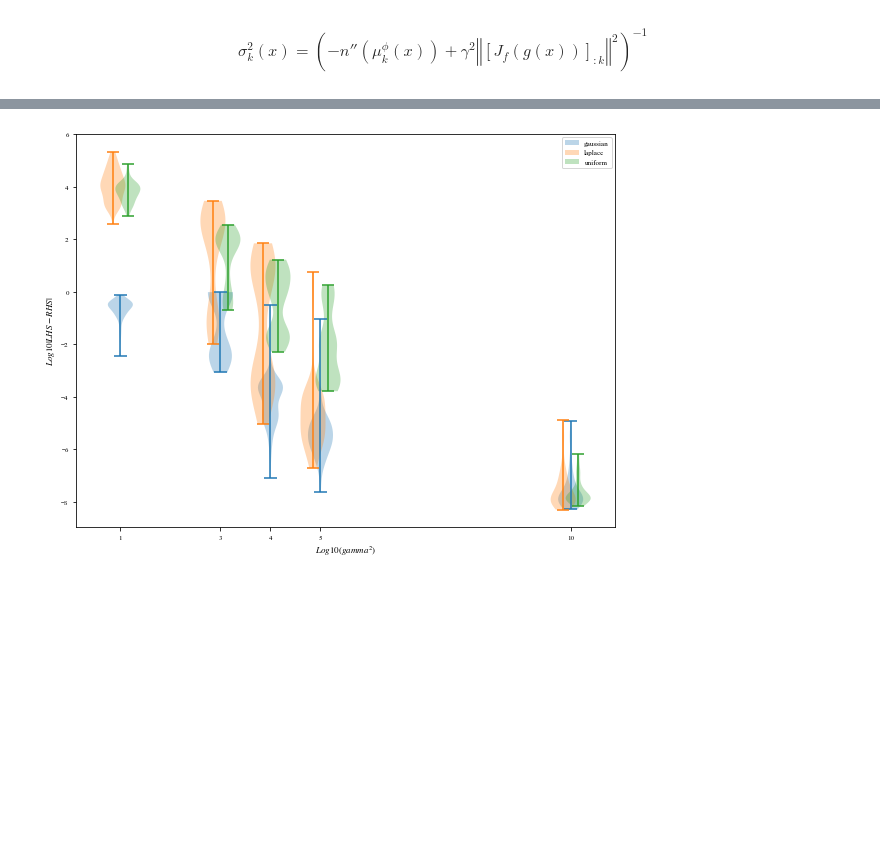
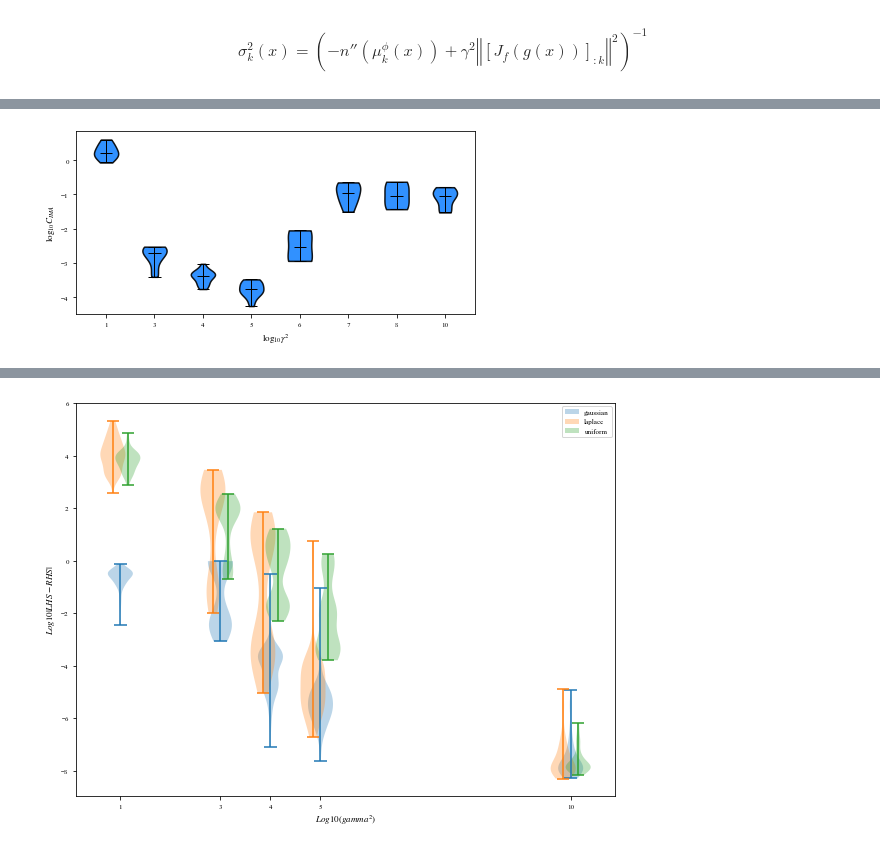
Before and after one commit to rpatrik96/ima-vae, a Jupyter notebook: notebooks/synth_plots.ipynb, the cells around one changed output, grey strips where cells are left out. Cells and saved outputs as stored; diff of their text form; code cells hidden in the pictures; blank space fills up the shorter version.

```diff
--- a/notebooks/synth_plots.ipynb
+++ b/notebooks/synth_plots.ipynb
@@ -261,2 +275,6 @@ def create_violinplot(groups, xlabel, ylabel, xticklabels, figsize=(6,3), filena
+# %%
+create_violinplot([np.log10(g) for g in gg_cima], '$\log_{10}\gamma^2$', '$\log_{10}C_{IMA}$', [0]+ sorted(np.log10(runs_df["gamma_square"]).astype(int).unique()), filename="cima_vs_gamma")
+# %% [output]
+[figure, added]
 # %%
 plt.figure(figsize=(8,6))
```
Also changed, not shown: parts of 37 cells of this notebook.
